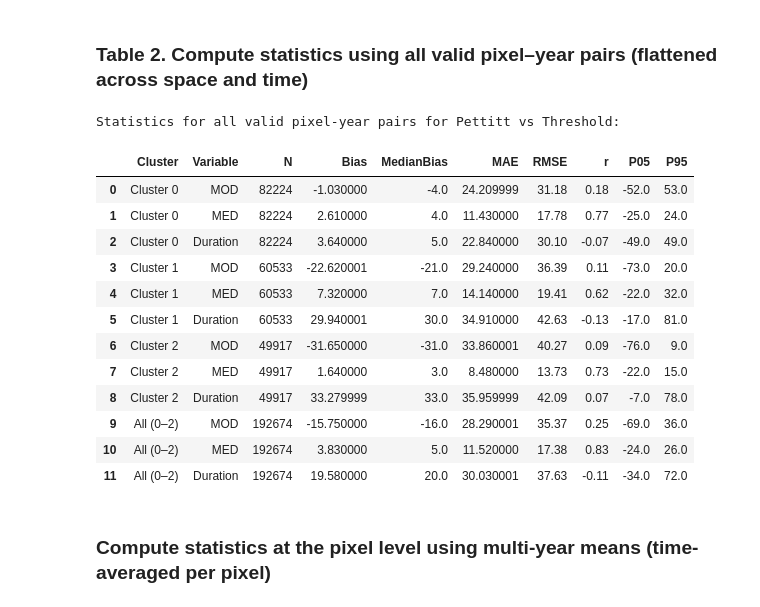
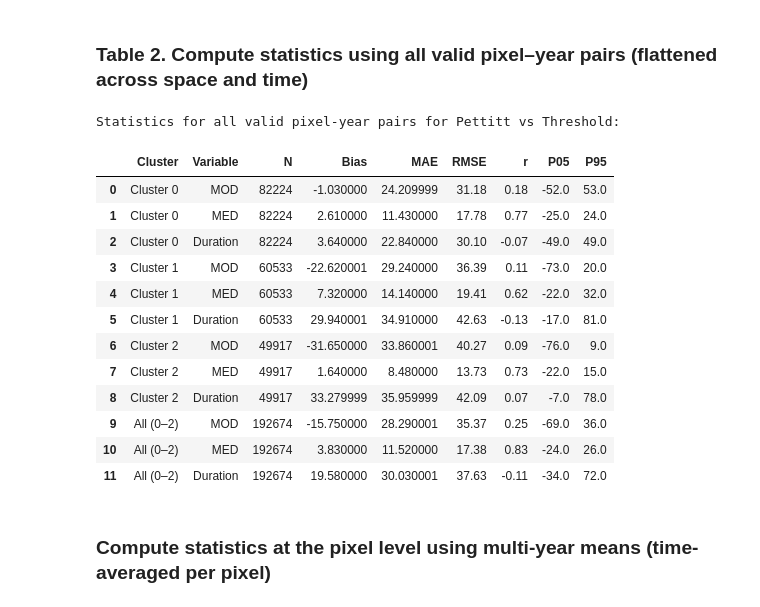
Before and after one commit to Nayoung1204/A-Long-term-Pan-Arctic-Snowmelt-Onset-and-End-Dates-Derived-from-Pettitt-test, a Jupyter notebook: Intercomparison/Figure3_Figure4_Table2_Intercomparison_DensityPlot.ipynb, the cells around one changed output. Drawn from its saved outputs; the diff is of its cells as text; code cells hidden in the pictures.

```diff
--- a/Intercomparison/Figure3_Figure4_Table2_Intercomparison_DensityPlot.ipynb
+++ b/Intercomparison/Figure3_Figure4_Table2_Intercomparison_DensityPlot.ipynb
@@ -238,12 +238,18 @@ for cid in clusters + ["all012"]:
         if diff.size < 10:
             continue
 
+        # Spearman correlation
+        r_val, p_val = spearmanr(Xp[mask], Xi[mask])
+        if p_val < 0.05:
+            r_str = f"{r_val:.2f}*"
+        else:
+            r_str = f"{r_val:.2f}"
+
         rows.append(dict(
             Cluster=cname,
             Variable=var,
             N=len(diff),
             Bias=np.nanmean(diff).round(2),
-            MedianBias=np.nanmedian(diff).round(2),
             MAE=np.nanmean(np.abs(diff)).round(2),
             RMSE=np.sqrt(np.nanmean(diff**2)).round(2),
             r=spearmanr(Xp[mask], Xi[mask])[0].round(2),
@@ -516,12 +522,18 @@ for cid in clusters + ["all012"]:
         if diff.size < 10:
             continue
 
+        # Spearman correlation
+        r_val, p_val = spearmanr(Xp[mask], Xi[mask])
+        if p_val < 0.05:
+            r_str = f"{r_val:.2f}*"
+        else:
+            r_str = f"{r_val:.2f}"
+
         rows.append(dict(
             Cluster=cname,
             Variable=var,
             N=len(diff),
             Bias=np.nanmean(diff).round(2),
-            MedianBias=np.nanmedian(diff).round(2),
             MAE=np.nanmean(np.abs(diff)).round(2),
             RMSE=np.sqrt(np.nanmean(diff**2)).round(2),
             r=spearmanr(Xp[mask], Xi[mask])[0].round(2),
@@ -793,47 +805,53 @@ for cid in clusters + ["all012"]:
     mask = mask_case2_Threshold & mask_cluster
 
     for var, Xp, Xi in [
         ("MOD", Pettitt_MOD, Threshold_MOD),
         ("MED", Pettitt_MED, Threshold_MED),
         ("Duration", Pettitt_duration, Threshold_duration)
     ]:
 
         diff = (Xp - Xi)[mask]
 
         if diff.size < 10:
             continue
 
+        # Spearman correlation
+        r_val, p_val = spearmanr(Xp[mask], Xi[mask])
+        if p_val < 0.05:
+            r_str = f"{r_val:.2f}*"
+        else:
+            r_str = f"{r_val:.2f}"
+
         rows.append(dict(
             Cluster=cname,
             Variable=var,
             N=len(diff),
             Bias=np.nanmean(diff).round(2),
-            MedianBias=np.nanmedian(diff).round(2),
             MAE=np.nanmean(np.abs(diff)).round(2),
             RMSE=np.sqrt(np.nanmean(diff**2)).round(2),
             r=spearmanr(Xp[mask], Xi[mask])[0].round(2),
             P05=np.nanpercentile(diff,5).round(2),
             P95=np.nanpercentile(diff,95).round(2)
         ))
 
 df_stats = pd.DataFrame(rows)
 print("Statistics for all valid pixel-year pairs for Pettitt vs Threshold:")
 display(df_stats.round(2))
 # %% [output]
 Statistics for all valid pixel-year pairs for Pettitt vs Threshold:
-|  | Cluster | Variable | N | Bias | MedianBias | MAE | RMSE | r | P05 | P95 |
-| 0 | Cluster 0 | MOD | 82224 | -1.030000 | -4.0 | 24.209999 | 31.18 | 0.18 | -52.0 | 53.0 |
-| 1 | Cluster 0 | MED | 82224 | 2.610000 | 4.0 | 11.430000 | 17.78 | 0.77 | -25.0 | 24.0 |
-| 2 | Cluster 0 | Duration | 82224 | 3.640000 | 5.0 | 22.840000 | 30.10 | -0.07 | -49.0 | 49.0 |
-| 3 | Cluster 1 | MOD | 60533 | -22.620001 | -21.0 | 29.240000 | 36.39 | 0.11 | -73.0 | 20.0 |
-| 4 | Cluster 1 | MED | 60533 | 7.320000 | 7.0 | 14.140000 | 19.41 | 0.62 | -22.0 | 32.0 |
-| 5 | Cluster 1 | Duration | 60533 | 29.940001 | 30.0 | 34.910000 | 42.63 | -0.13 | -17.0 | 81.0 |
-| 6 | Cluster 2 | MOD | 49917 | -31.650000 | -31.0 | 33.860001 | 40.27 | 0.09 | -76.0 | 9.0 |
-| 7 | Cluster 2 | MED | 49917 | 1.640000 | 3.0 | 8.480000 | 13.73 | 0.73 | -22.0 | 15.0 |
-| 8 | Cluster 2 | Duration | 49917 | 33.279999 | 33.0 | 35.959999 | 42.09 | 0.07 | -7.0 | 78.0 |
-| 9 | All (0–2) | MOD | 192674 | -15.750000 | -16.0 | 28.290001 | 35.37 | 0.25 | -69.0 | 36.0 |
-| 10 | All (0–2) | MED | 192674 | 3.830000 | 5.0 | 11.520000 | 17.38 | 0.83 | -24.0 | 26.0 |
-| 11 | All (0–2) | Duration | 192674 | 19.580000 | 20.0 | 30.030001 | 37.63 | -0.11 | -34.0 | 72.0 |
+|  | Cluster | Variable | N | Bias | MAE | RMSE | r | P05 | P95 |
+| 0 | Cluster 0 | MOD | 82224 | -1.030000 | 24.209999 | 31.18 | 0.18 | -52.0 | 53.0 |
+| 1 | Cluster 0 | MED | 82224 | 2.610000 | 11.430000 | 17.78 | 0.77 | -25.0 | 24.0 |
+| 2 | Cluster 0 | Duration | 82224 | 3.640000 | 22.840000 | 30.10 | -0.07 | -49.0 | 49.0 |
+| 3 | Cluster 1 | MOD | 60533 | -22.620001 | 29.240000 | 36.39 | 0.11 | -73.0 | 20.0 |
+| 4 | Cluster 1 | MED | 60533 | 7.320000 | 14.140000 | 19.41 | 0.62 | -22.0 | 32.0 |
+| 5 | Cluster 1 | Duration | 60533 | 29.940001 | 34.910000 | 42.63 | -0.13 | -17.0 | 81.0 |
+| 6 | Cluster 2 | MOD | 49917 | -31.650000 | 33.860001 | 40.27 | 0.09 | -76.0 | 9.0 |
+| 7 | Cluster 2 | MED | 49917 | 1.640000 | 8.480000 | 13.73 | 0.73 | -22.0 | 15.0 |
+| 8 | Cluster 2 | Duration | 49917 | 33.279999 | 35.959999 | 42.09 | 0.07 | -7.0 | 78.0 |
+| 9 | All (0–2) | MOD | 192674 | -15.750000 | 28.290001 | 35.37 | 0.25 | -69.0 | 36.0 |
+| 10 | All (0–2) | MED | 192674 | 3.830000 | 11.520000 | 17.38 | 0.83 | -24.0 | 26.0 |
+| 11 | All (0–2) | Duration | 192674 | 19.580000 | 30.030001 | 37.63 | -0.11 | -34.0 | 72.0 |
 # %% [markdown]
 ### Compute statistics at the pixel level using multi-year means (time-averaged per pixel)
 # %%
```
Also changed, not shown: parts of 3 cells of this notebook.
